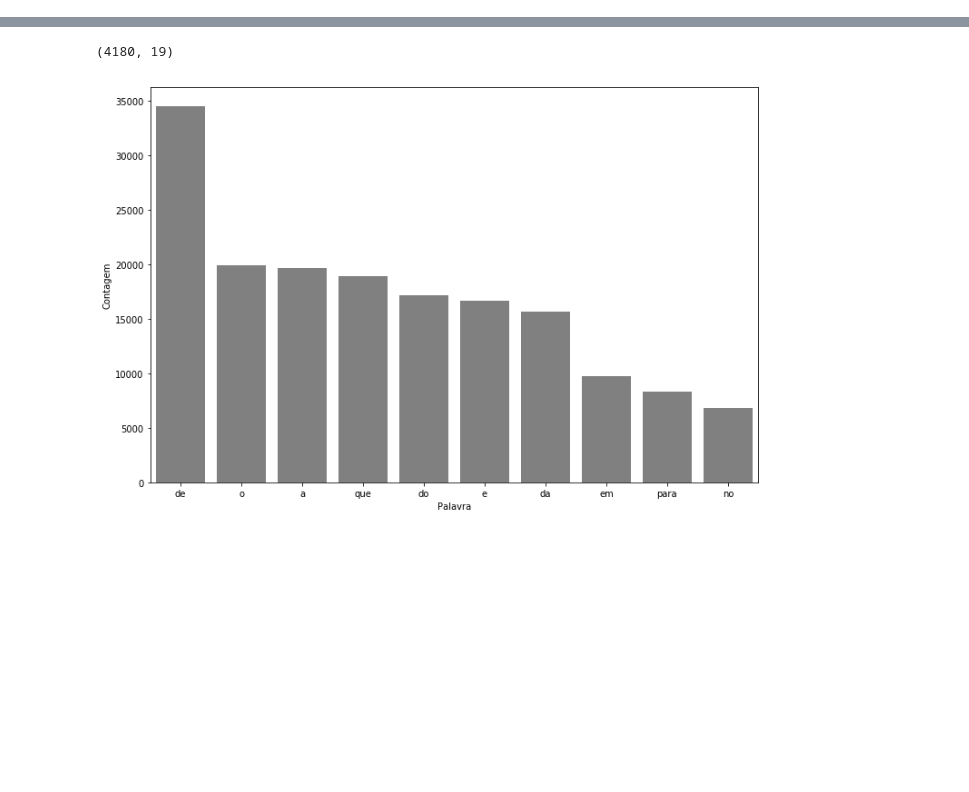
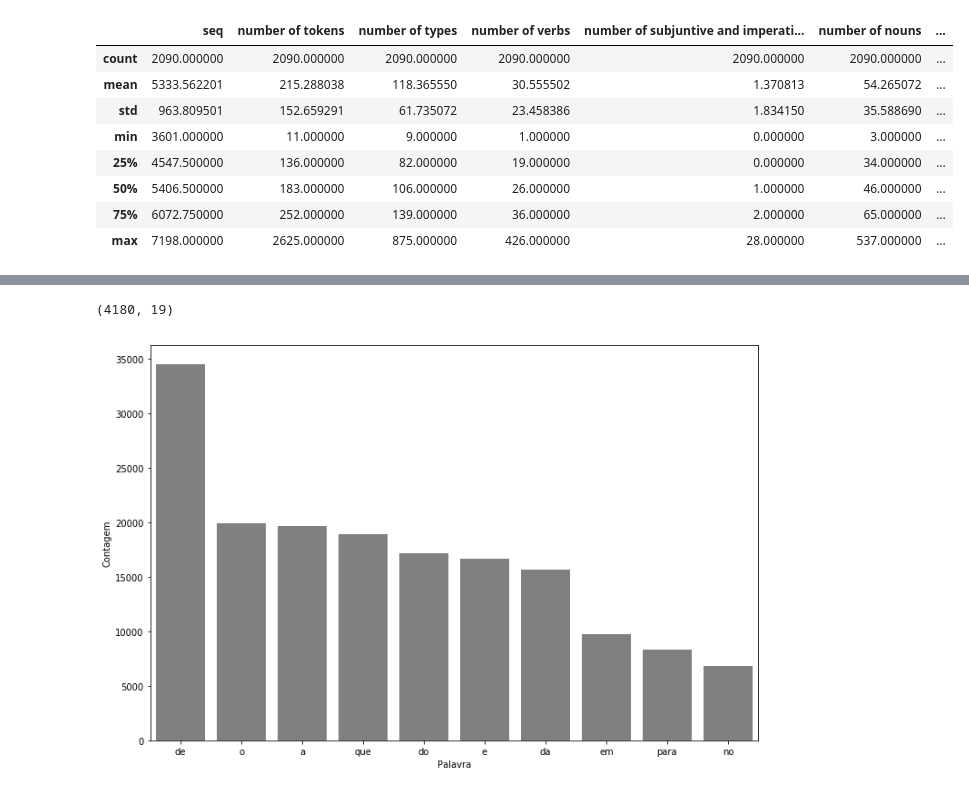
Before and after one commit to joaopaulopbjp/FakeNewsDetection, a Jupyter notebook: Fake News Classifier.ipynb, the cells around one changed output, grey strips where cells are left out. Saved outputs shown, nothing was run; the diff lists cells and outputs as text; code cells hidden in the pictures; blank space fills up the shorter version.

```diff
--- a/Fake News Classifier.ipynb
+++ b/Fake News Classifier.ipynb
@@ -16,3 +76,15 @@ df_politica = df_tratado.loc[df_tratado["category"]=='politica\r\n']
+# %%
+df_politica_fake.describe()
+# %% [output]
+|  | seq | number of tokens | number of types | number of verbs | number of subjuntive and imperati... | number of nouns | ... |
+| count | 2090.000000 | 2090.000000 | 2090.000000 | 2090.000000 | 2090.000000 | 2090.000000 | ... |
+| mean | 5333.562201 | 215.288038 | 118.365550 | 30.555502 | 1.370813 | 54.265072 | ... |
+| std | 963.809501 | 152.659291 | 61.735072 | 23.458386 | 1.834150 | 35.588690 | ... |
+| min | 3601.000000 | 11.000000 | 9.000000 | 1.000000 | 0.000000 | 3.000000 | ... |
+| 25% | 4547.500000 | 136.000000 | 82.000000 | 19.000000 | 0.000000 | 34.000000 | ... |
+| 50% | 5406.500000 | 183.000000 | 106.000000 | 26.000000 | 1.000000 | 46.000000 | ... |
+| 75% | 6072.750000 | 252.000000 | 139.000000 | 36.000000 | 2.000000 | 65.000000 | ... |
+| max | 7198.000000 | 2625.000000 | 875.000000 | 426.000000 | 28.000000 | 537.000000 | ... |
 # %%
 df_politica.tail()
 # %% [output]
```
Also changed, not shown: parts of 18 cells of this notebook.
